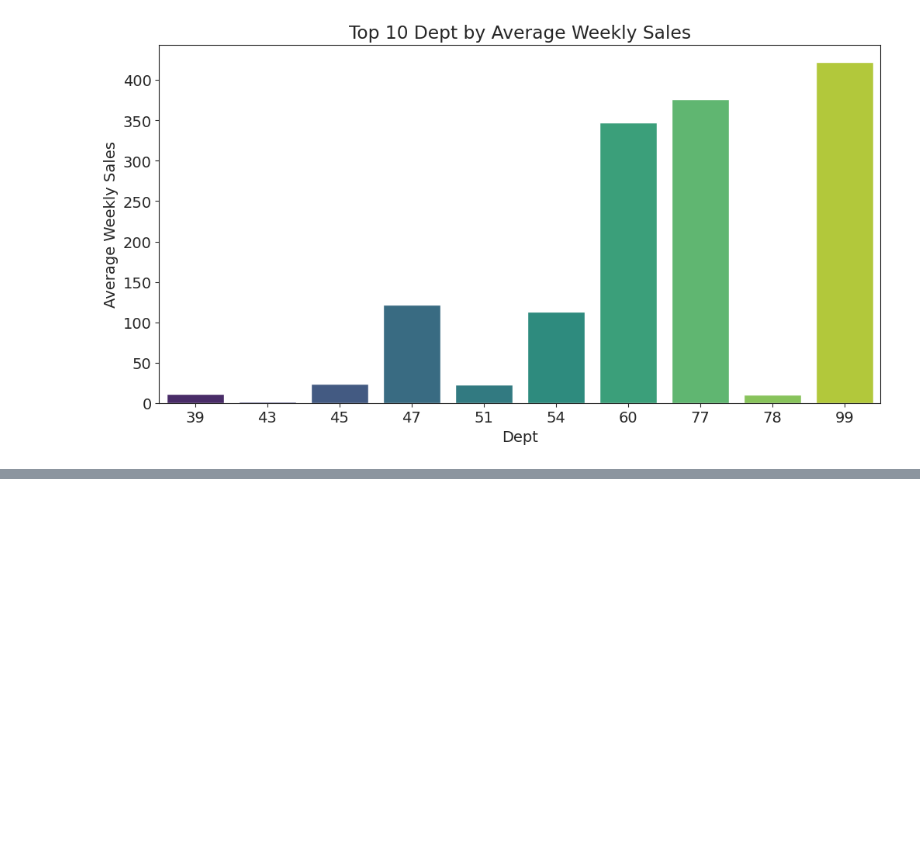
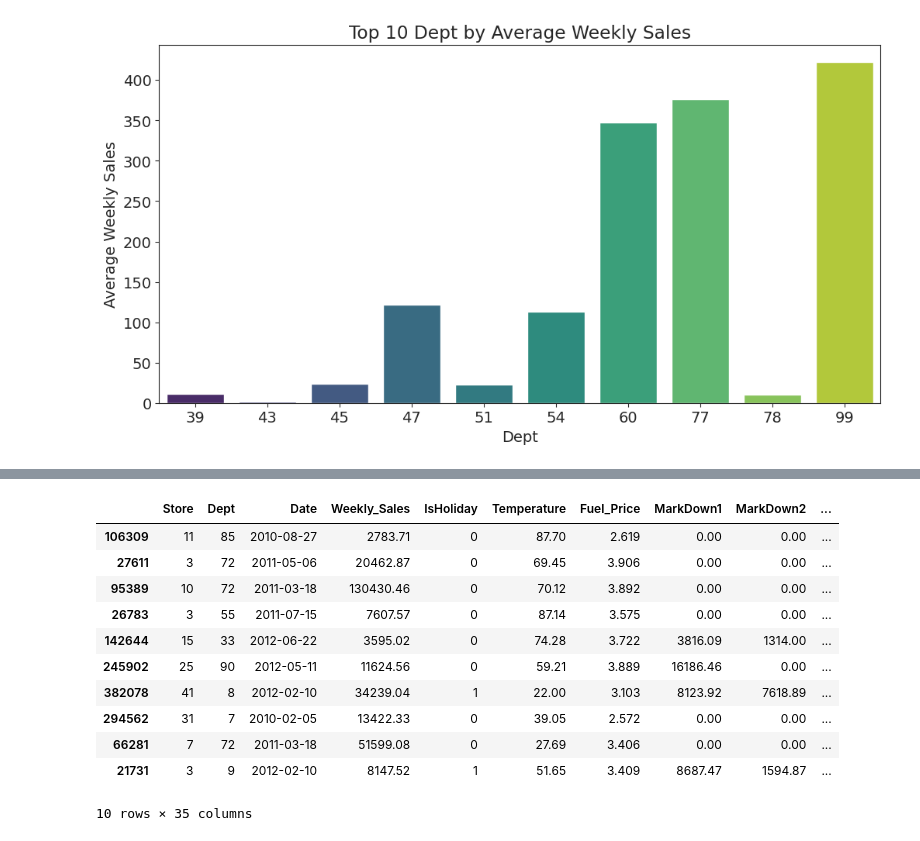
Before and after one commit to Imran1hp/Walmart_sales_prediction, a Jupyter notebook: Walmart_Sales_Prediction.ipynb, the cells around one changed output, grey strips where cells are left out. Cells and saved outputs as stored; diff of their text form; code cells hidden in the pictures; blank space fills up the shorter version.

```diff
--- a/Walmart_Sales_Prediction.ipynb
+++ b/Walmart_Sales_Prediction.ipynb
@@ -538,0 +548,15 @@ Passing `palette` without assigning `hue` is deprecated and will be removed in v
+# %%
+merged_df.sample(10)
+# %% [output]
+|  | Store | Dept | Date | Weekly_Sales | IsHoliday | Temperature | Fuel_Price | MarkDown1 | MarkDown2 | ... |
+| 106309 | 11 | 85 | 2010-08-27 | 2783.71 | 0 | 87.70 | 2.619 | 0.00 | 0.00 | ... |
+| 27611 | 3 | 72 | 2011-05-06 | 20462.87 | 0 | 69.45 | 3.906 | 0.00 | 0.00 | ... |
+| 95389 | 10 | 72 | 2011-03-18 | 130430.46 | 0 | 70.12 | 3.892 | 0.00 | 0.00 | ... |
+| 26783 | 3 | 55 | 2011-07-15 | 7607.57 | 0 | 87.14 | 3.575 | 0.00 | 0.00 | ... |
+| 142644 | 15 | 33 | 2012-06-22 | 3595.02 | 0 | 74.28 | 3.722 | 3816.09 | 1314.00 | ... |
+| 245902 | 25 | 90 | 2012-05-11 | 11624.56 | 0 | 59.21 | 3.889 | 16186.46 | 0.00 | ... |
+| 382078 | 41 | 8 | 2012-02-10 | 34239.04 | 1 | 22.00 | 3.103 | 8123.92 | 7618.89 | ... |
+| 294562 | 31 | 7 | 2010-02-05 | 13422.33 | 0 | 39.05 | 2.572 | 0.00 | 0.00 | ... |
+| 66281 | 7 | 72 | 2011-03-18 | 51599.08 | 0 | 27.69 | 3.406 | 0.00 | 0.00 | ... |
+| 21731 | 3 | 9 | 2012-02-10 | 8147.52 | 1 | 51.65 | 3.409 | 8687.47 | 1594.87 | ... |
+10 rows × 35 columns
```
Also changed, not shown: parts of 3 cells of this notebook.
